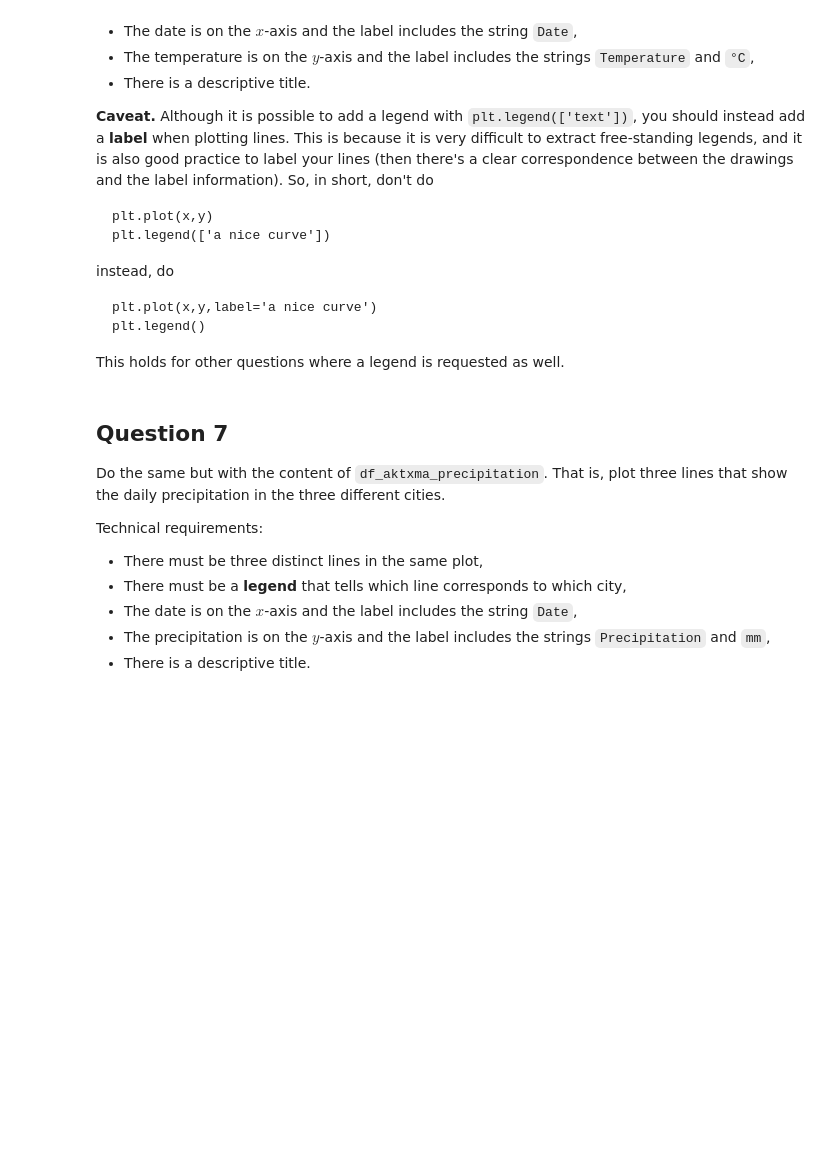
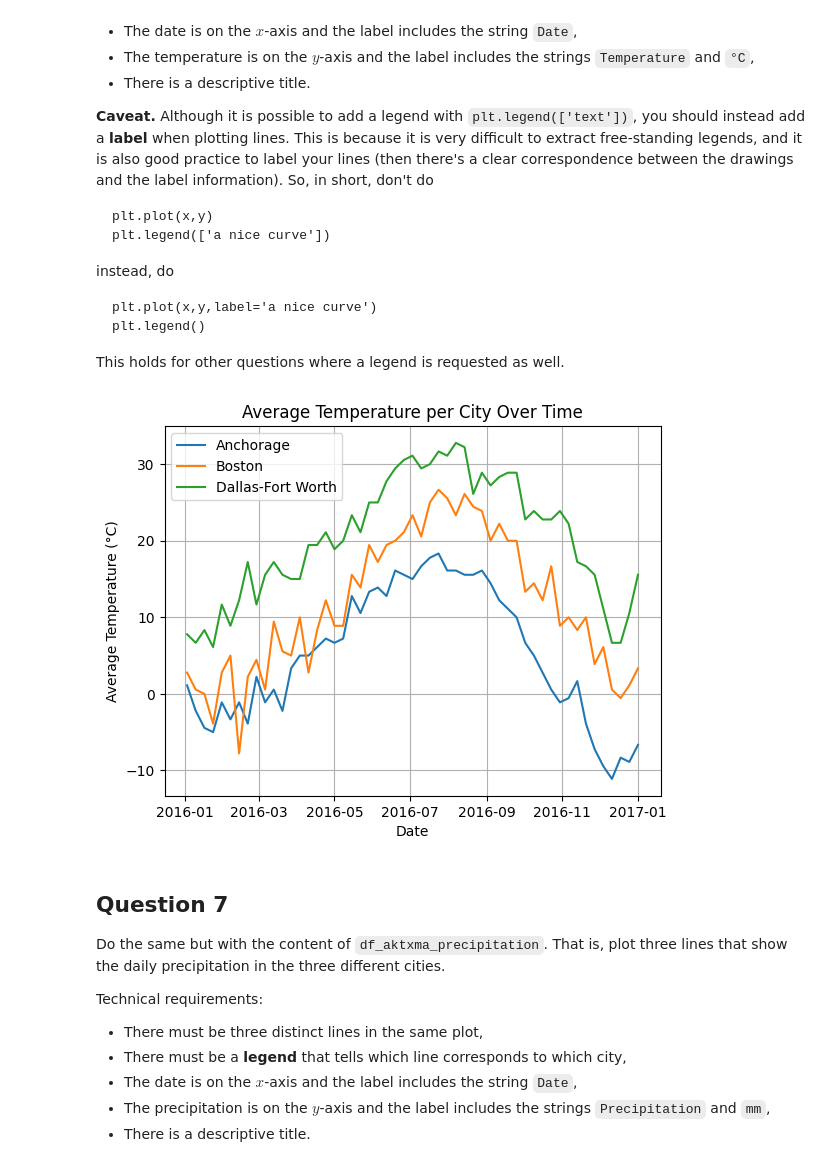
Before and after one commit to david-ferm00/data_science_and_ai, a Jupyter notebook: assignment1_template.ipynb, the cells around one changed output. Saved outputs shown, nothing was run; the diff lists cells and outputs as text; code cells hidden in the pictures; blank space fills up the shorter version.

Commit message:
Q6 and Q7. precipitation seems wrong but can't tell

```diff
--- a/assignment1_template.ipynb
+++ b/assignment1_template.ipynb
@@ -103,8 +103,8 @@ df_aktxma = df[df["Station.City"].isin(wanted_cities)].copy()
 df_aktxma["Date.Full"] = pd.to_datetime(df_aktxma["Date.Full"])
 
 #df_aktxma is already just the wanted cities
-df_aktxma_temperature = df_aktxma.pivot(index=('Date.Full'), columns='Station.City', values='Data.Temperature.Avg Temp')
-df_aktxma_precipitation = df_aktxma.pivot(index=('Date.Full'), columns='Station.City', values='Data.Precipitation')
+df_aktxma_temperature = df_aktxma.pivot(index=('Date.Full'), columns='Station.City', values='Average Temperature Celsius')
+df_aktxma_precipitation = df_aktxma.pivot(index=('Date.Full'), columns='Station.City', values='Precipitation mm')
 # %% [markdown]
 ## Question 6
 Plot the content of `df_aktxma_temperature`. That is, plot three lines that show the daily average temperature in the three different cities.
@@ -131,6 +131,18 @@ This holds for other questions where a legend is requested as well.
 # %%
 # Codegrade Tag Question6
 # Do *not* remove the tag above
+
+plt.plot(pd.to_datetime(df_aktxma_temperature.index), df_aktxma_temperature["Anchorage"], label="Anchorage")
+plt.plot(pd.to_datetime(df_aktxma_temperature.index), df_aktxma_temperature["Boston"], label="Boston")
+plt.plot(pd.to_datetime(df_aktxma_temperature.index), df_aktxma_temperature["Dallas-Fort Worth"], label="Dallas-Fort Worth")
+plt.xlabel("Date")
+plt.ylabel("Average Temperature (°C)")
+plt.title("Average Temperature per City Over Time")
+plt.legend()
+plt.grid(True)
+plt.show()
+# %% [output]
+[figure, added]
 # %% [markdown]
 ## Question 7
 Do the same but with the content of `df_aktxma_precipitation`. That is, plot three lines that show the daily precipitation in the three different cities.
```
Also changed, not shown: parts of 2 cells of this notebook, 1 other file.
